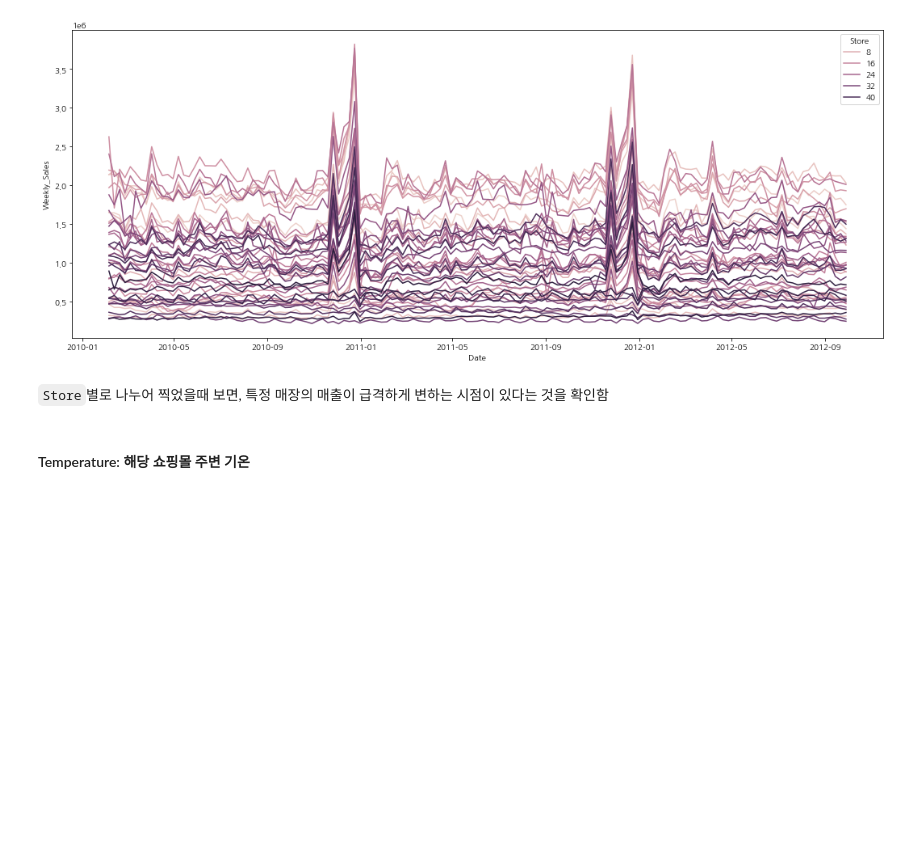
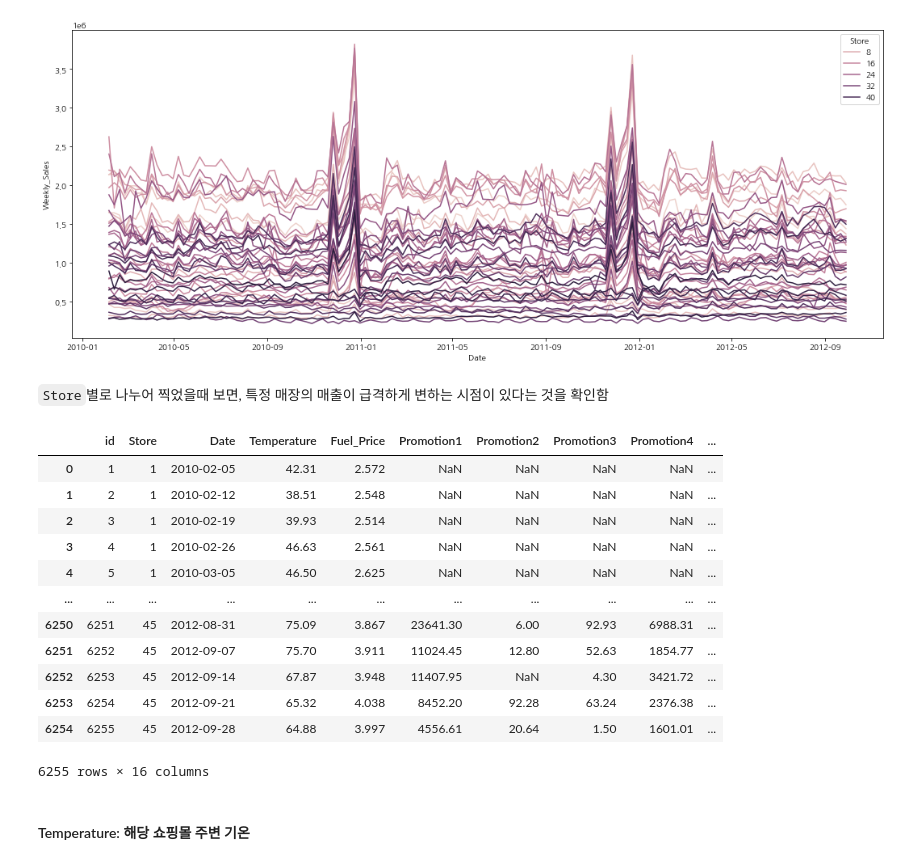
Before and after one commit to nuyhc/Struggles, a Jupyter notebook: Sale Forecast by Shopping Mall/sale_forecast_shopping_mall_EDA.ipynb, the cells around one changed output. Drawn from its saved outputs; the diff is of its cells as text; code cells hidden in the pictures; blank space fills up the shorter version.

```diff
--- a/Sale Forecast by Shopping Mall/sale_forecast_shopping_mall_EDA.ipynb
+++ b/Sale Forecast by Shopping Mall/sale_forecast_shopping_mall_EDA.ipynb
@@ -22,5 +17,5 @@ paths
 # %%
-train, test = pd.read_csv(paths[2]), pd.read_csv(paths[1])
+train, test = pd.read_csv("data/train.csv"), pd.read_csv("data/test.csv")
 
 train.shape, test.shape
 # %% [output]
@@ -150,3 +141,28 @@ test["Year"] = test["Date"].dt.year
+# %%
+train["Year"] = train["Date"].dt.year
+test["Year"] = test["Date"].dt.year
+
+train["Month"] = train["Date"].dt.month
+test["Month"] = test["Date"].dt.month
+
+train["Day"] = train["Date"].dt.day
+test["Day"] = test["Date"].dt.day
+# %%
+train
+# %% [output]
+|  | id | Store | Date | Temperature | Fuel_Price | Promotion1 | Promotion2 | Promotion3 | Promotion4 | ... |
+| 0 | 1 | 1 | 2010-02-05 | 42.31 | 2.572 | NaN | NaN | NaN | NaN | ... |
+| 1 | 2 | 1 | 2010-02-12 | 38.51 | 2.548 | NaN | NaN | NaN | NaN | ... |
+| 2 | 3 | 1 | 2010-02-19 | 39.93 | 2.514 | NaN | NaN | NaN | NaN | ... |
+| 3 | 4 | 1 | 2010-02-26 | 46.63 | 2.561 | NaN | NaN | NaN | NaN | ... |
+| 4 | 5 | 1 | 2010-03-05 | 46.50 | 2.625 | NaN | NaN | NaN | NaN | ... |
+| ... | ... | ... | ... | ... | ... | ... | ... | ... | ... | ... |
+| 6250 | 6251 | 45 | 2012-08-31 | 75.09 | 3.867 | 23641.30 | 6.00 | 92.93 | 6988.31 | ... |
+| 6251 | 6252 | 45 | 2012-09-07 | 75.70 | 3.911 | 11024.45 | 12.80 | 52.63 | 1854.77 | ... |
+| 6252 | 6253 | 45 | 2012-09-14 | 67.87 | 3.948 | 11407.95 | NaN | 4.30 | 3421.72 | ... |
+| 6253 | 6254 | 45 | 2012-09-21 | 65.32 | 4.038 | 8452.20 | 92.28 | 63.24 | 2376.38 | ... |
+| 6254 | 6255 | 45 | 2012-09-28 | 64.88 | 3.997 | 4556.61 | 20.64 | 1.50 | 1601.01 | ... |
+6255 rows × 16 columns
 # %% [markdown]
 #### Temperature: 해당 쇼핑몰 주변 기온
 # %%
```
Also changed, not shown: parts of 6 cells of this notebook.
